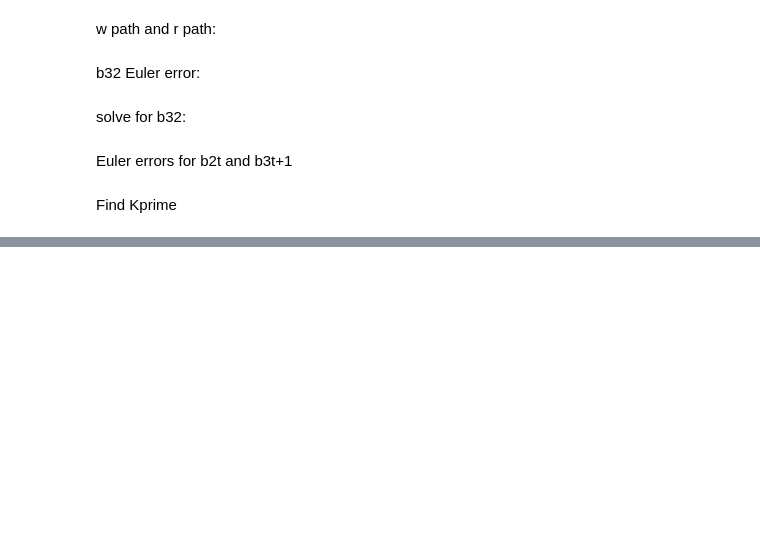
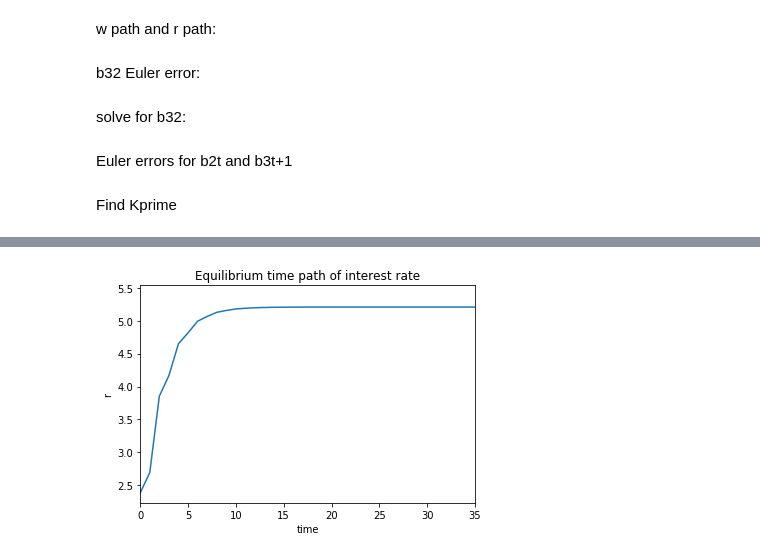
Before and after one commit to kendrarobbins/BootCamp2018, a Jupyter notebook: ProbSets/Econ/Econ PS3/Econ ProbSet 3.ipynb, the cells around one changed output, grey strips where cells are left out. Drawn from its saved outputs; the diff is of its cells as text; code cells hidden in the pictures; blank space fills up the shorter version.

```diff
--- a/ProbSets/Econ/Econ PS3/Econ ProbSet 3.ipynb
+++ b/ProbSets/Econ/Econ PS3/Econ ProbSet 3.ipynb
@@ -483,3 +485,0 @@ NameError: name 'la' is not defined
-# %%
-rw_params = A, alpha, delta
-rpath, wpath = get_rw_paths(T, Kpath, Kbar, rw_params)
@@ -485,0 +495,10 @@ rpath, wpath = get_rw_paths(T, Kpath, Kbar, rw_params)
+# %%
+plt.plot(rpath)
+plt.title('Equilibrium time path of interest rate')
+plt.xlabel('time')
+plt.ylabel('r')
+plt.xlim(0,35)
+
+plt.show()
+# %% [output]
+[figure, added]
```
Also changed, not shown: parts of 9 cells of this notebook.
